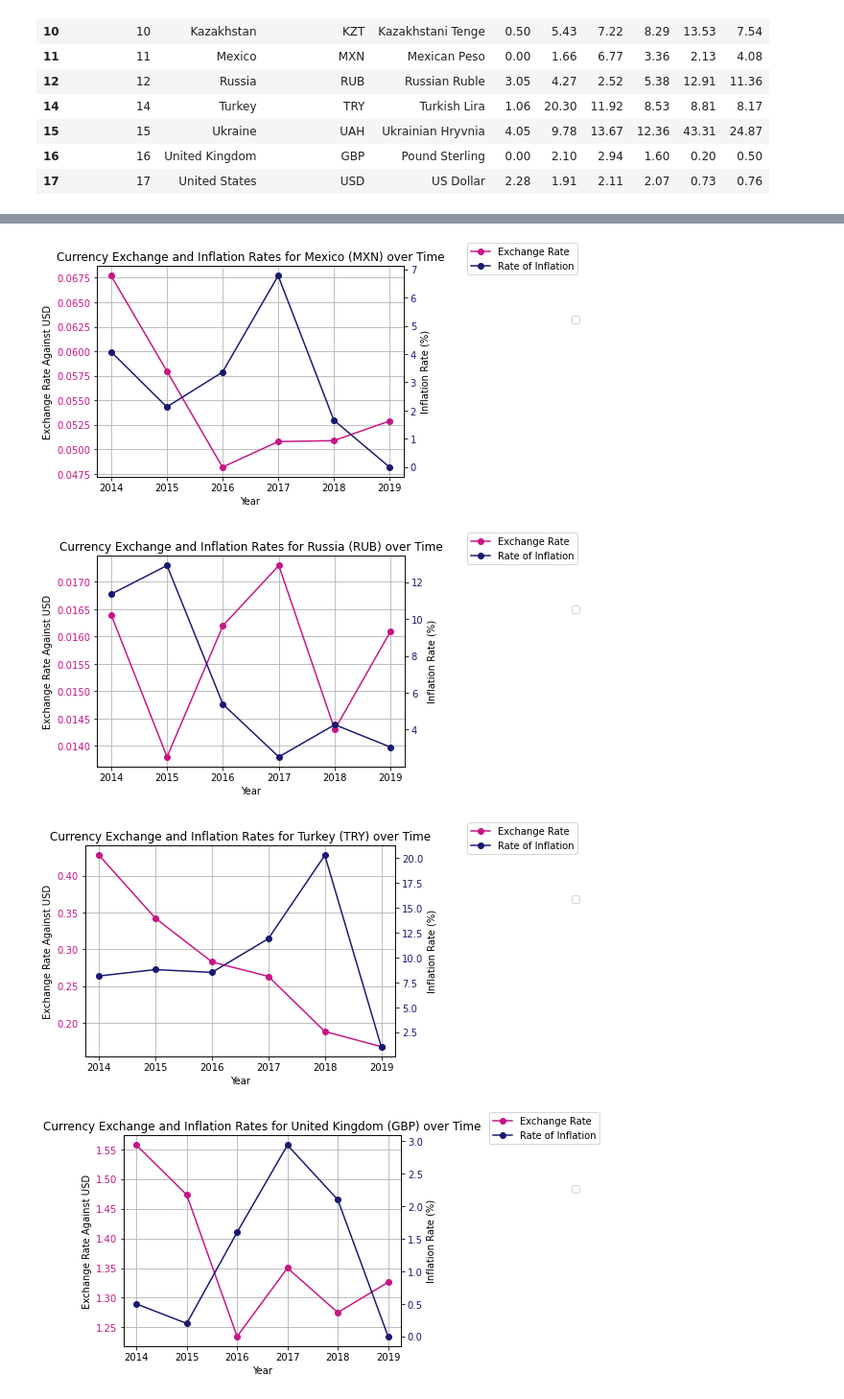
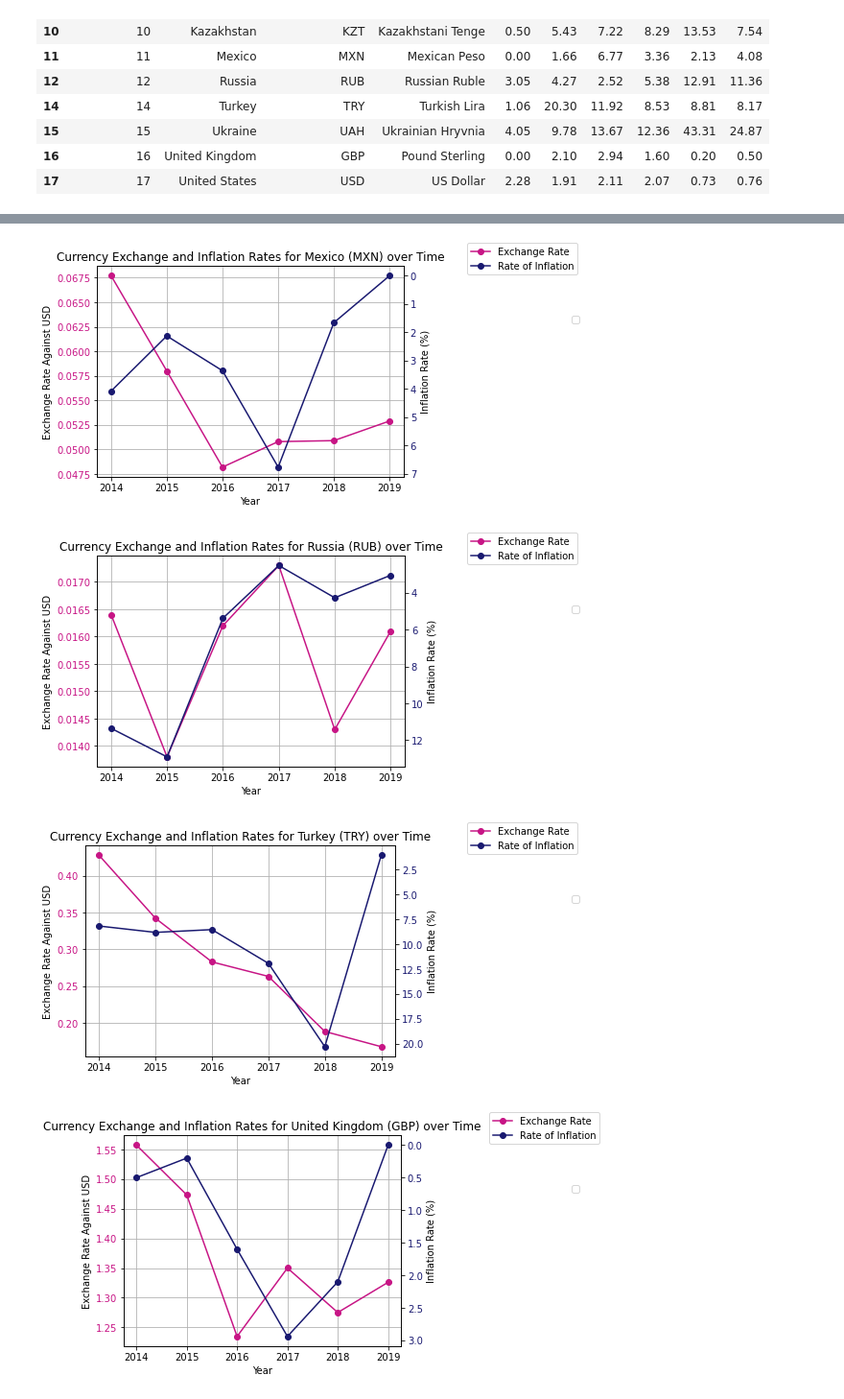
Before and after one commit to kmspitzer/Exchange-Rate-Project, a Jupyter notebook: ExchangeInflation_plots.ipynb, the cells around one changed output, grey strips where cells are left out. Shown at 96% size. Cells and saved outputs as stored; diff of their text form; code cells hidden in the pictures.

```diff
--- a/ExchangeInflation_plots.ipynb
+++ b/ExchangeInflation_plots.ipynb
@@ -115,7 +115,8 @@ for curr_code in curr_codes:
     # plot inflation data
     infl_line.plot(year_data, in_rate_data, marker='o', color="midnightblue", label="Rate of Inflation" )
     infl_line.tick_params(axis='y', labelcolor='midnightblue')
-
+    infl_line = plt.gca()
+    infl_line.set_ylim(infl_line.get_ylim()[::-1])
 
     # format a title and axis labels for our chart
     exch_line.set_title(f"Currency Exchange and Inflation Rates for {country} ({curr_code}) over Time")
@@ -145,4 +146,4 @@ for curr_code in curr_codes:
-[figure, old version]
+[figure, new version]
-[figure, old version]
+[figure, new version]
-[figure, old version]
+[figure, new version]
-[figure, old version]
+[figure, new version]
```
Also changed, not shown: parts of 1 cell of this notebook, 9 other files.
